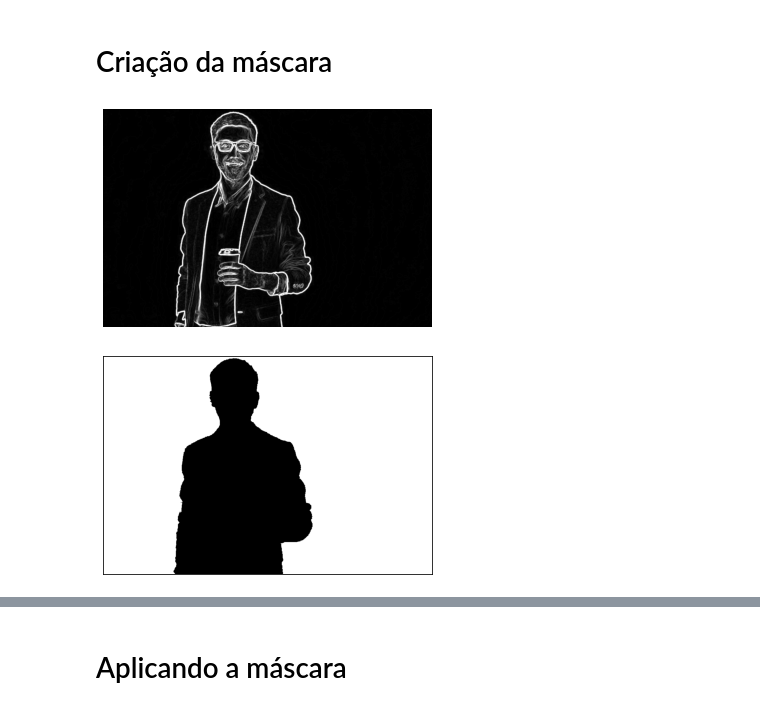
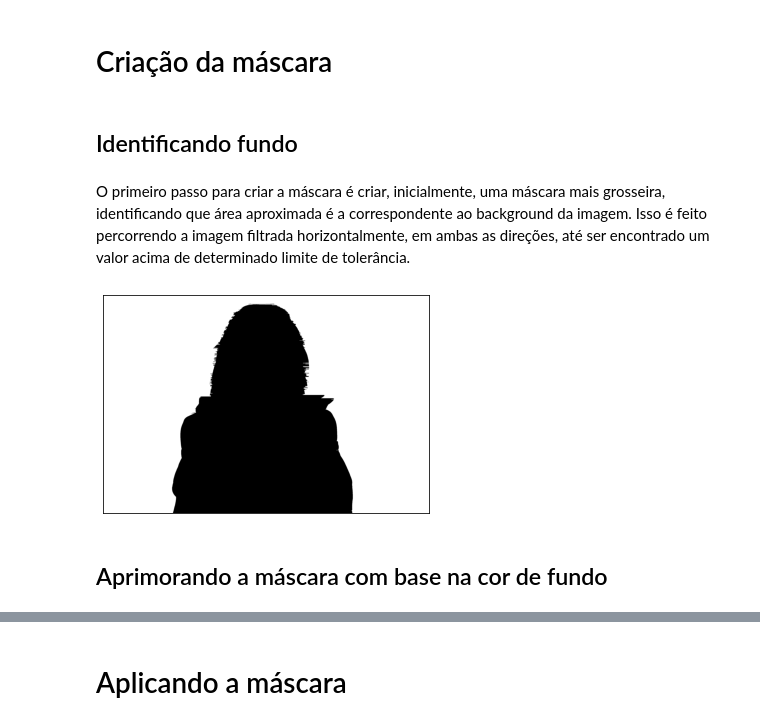
Before and after one commit to jvponte/Processamento-de-Imagem, a Jupyter notebook: Projeto_Final_Processamento_de_Imagem.ipynb, the cells around one changed output, grey strips where cells are left out. Saved outputs shown, nothing was run; the diff lists cells and outputs as text; code cells hidden in the pictures.

```diff
--- a/Projeto_Final_Processamento_de_Imagem.ipynb
+++ b/Projeto_Final_Processamento_de_Imagem.ipynb
@@ -18 +34,7 @@ bg = imageio.imread('images/bg{}.png'.format(n_test))
+# %%
+def img_to_bw(img):
+  img_bw = np.zeros(img.shape[:-1])
+  img_bw = 0.299 * img[:,:,0] + 0.587 * img[:,:,1] + 0.114 * img[:,:,2]
+
+  return img_bw
 # %%
@@ -97,14 +56,14 @@ def apply_log_filter_2(img, n, sigma):
+# %%
+def apply_log_filter_cv(img, n, sigma):
+  img_gauss = cv2.GaussianBlur(img,(n, n), sigma)
+  img_log = cv2.Laplacian(img_gauss, cv2.CV_64F)
+  img_log[img_log < 0] = 0
+
+  return img_log
 # %%
-plt.figure(figsize=(24, 8))
+img_log = apply_log_filter_cv(img_bw, n=9, sigma=2)
 
-n = 55
-sigma = 1
-
-plt.subplot(131); plt.imshow(img_bw, cmap='gray'); plt.title('Original Image'); plt.gca().set_axis_off()
-
-img_log = apply_log_filter(img_bw, n, sigma)
-plt.subplot(132); plt.imshow(img_log, cmap='gray'); plt.title('LoG Filter'); plt.gca().set_axis_off()
-
-img_log_2 = apply_log_filter_2(img_bw, n, sigma)
-plt.subplot(133); plt.imshow(img_log_2, cmap='gray'); plt.title('Gaussian + Laplacian Filter'); plt.gca().set_axis_off()
+plt.figure(figsize=(16, 10))
+plt.subplot(121); plt.imshow(img_bw, cmap='gray'); plt.title('B&W Image'); plt.gca().set_axis_off()
+plt.subplot(122); plt.imshow(img_log, cmap='gray'); plt.title('Filtered with LoG Filter'); plt.gca().set_axis_off()
 # %% [output]
@@ -112,13 +71,11 @@ plt.subplot(133); plt.imshow(img_log_2, cmap='gray'); plt.title('Gaussian + Lapl
 # %% [markdown]
 # Criação da máscara
-# %%
-img_filt = imageio.imread('image4_filt.png')
-img_filt = img_filt[:,:,0].astype(float)
-plt.imshow(img_filt, cmap='gray'); plt.gca().set_axis_off()
-# %% [output]
-[figure, removed]
+# %% [markdown]
+## Identificando fundo
+# %% [markdown]
+O primeiro passo para criar a máscara é criar, inicialmente, uma máscara mais grosseira, identificando que área aproximada é a correspondente ao background da imagem. Isso é feito percorrendo a imagem filtrada horizontalmente, em ambas as direções, até ser encontrado um valor acima de determinado limite de tolerância.
 # %%
-def define_mask(img, tolerance=20):
+def create_bg_mask(img, tolerance=0.5):
   mask = np.zeros(img.shape)
 
   xmax = img.shape[0]
@@ -166,11 +123,13 @@ def define_mask(img, tolerance=20):
     else:
       break
 
-  return mask
+  return np.uint8(mask)
 # %%
-mask = define_mask(img_filt)
-plt.imshow(mask, cmap='gray')
+bg_mask = create_bg_mask(img_log, tolerance=0.5)
+plt.imshow(bg_mask, cmap='gray')
 plt.tick_params(axis='both',which='both', bottom=False, top=False, left=False, labelleft=False, labelbottom=False)
 plt.show()
 # %% [output]
-[figure, old version]
+[figure, new version]
+# %% [markdown]
+## Aprimorando a máscara com base na cor de fundo
```
Also changed, not shown: parts of 43 cells of this notebook.
